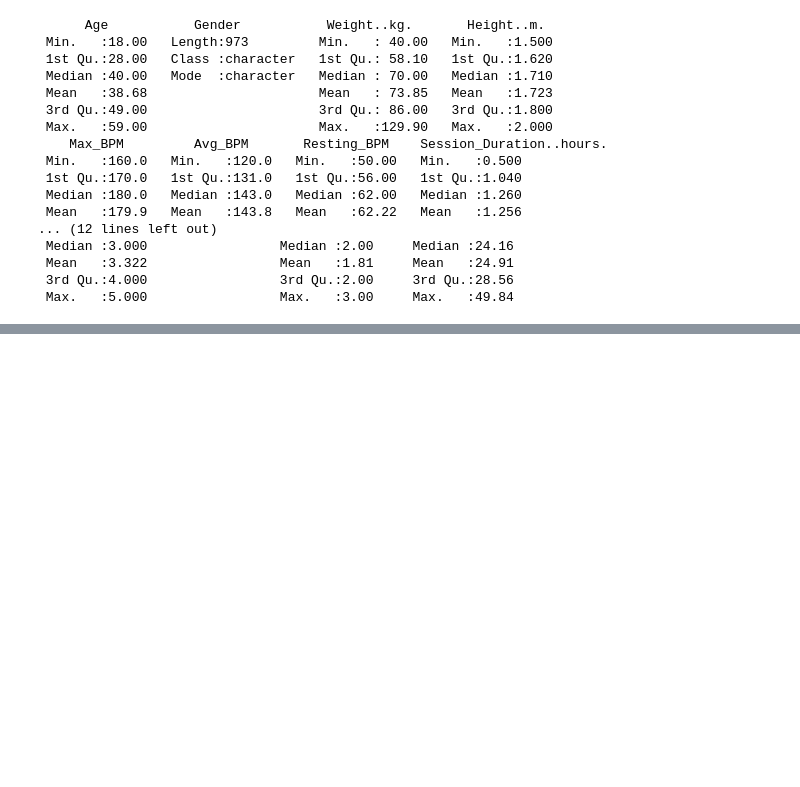
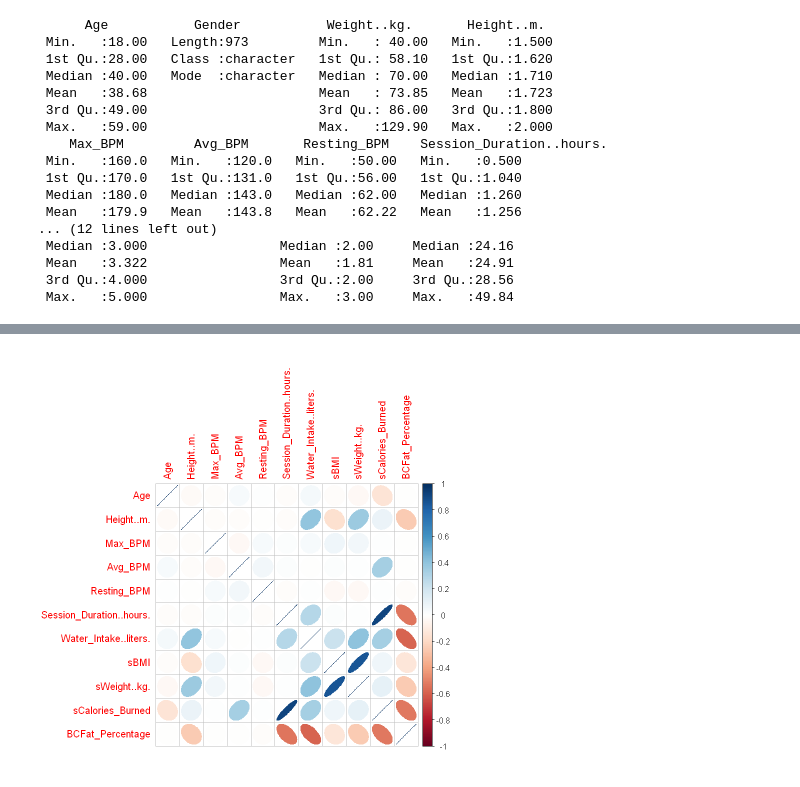
Before and after one commit to Edgar-Neboit/Projet_ML, a Jupyter notebook: Projet_ML_R.ipynb, the cells around one changed output, grey strips where cells are left out. Saved outputs shown, nothing was run; the diff lists cells and outputs as text; code cells hidden in the pictures; blank space fills up the shorter version.

```diff
--- a/Projet_ML_R.ipynb
+++ b/Projet_ML_R.ipynb
@@ -112,0 +183,4 @@ rm(g1,g3,g4,g5,g6,g7,g8,g9,g11,g12,g15)
+# %%
+corrplot(cor(data[, c(1, 3:7, 9 ,12:15)]),method="ellipse")
+# %% [output]
+[figure, added]
```
Also changed, not shown: parts of 7 cells of this notebook.
